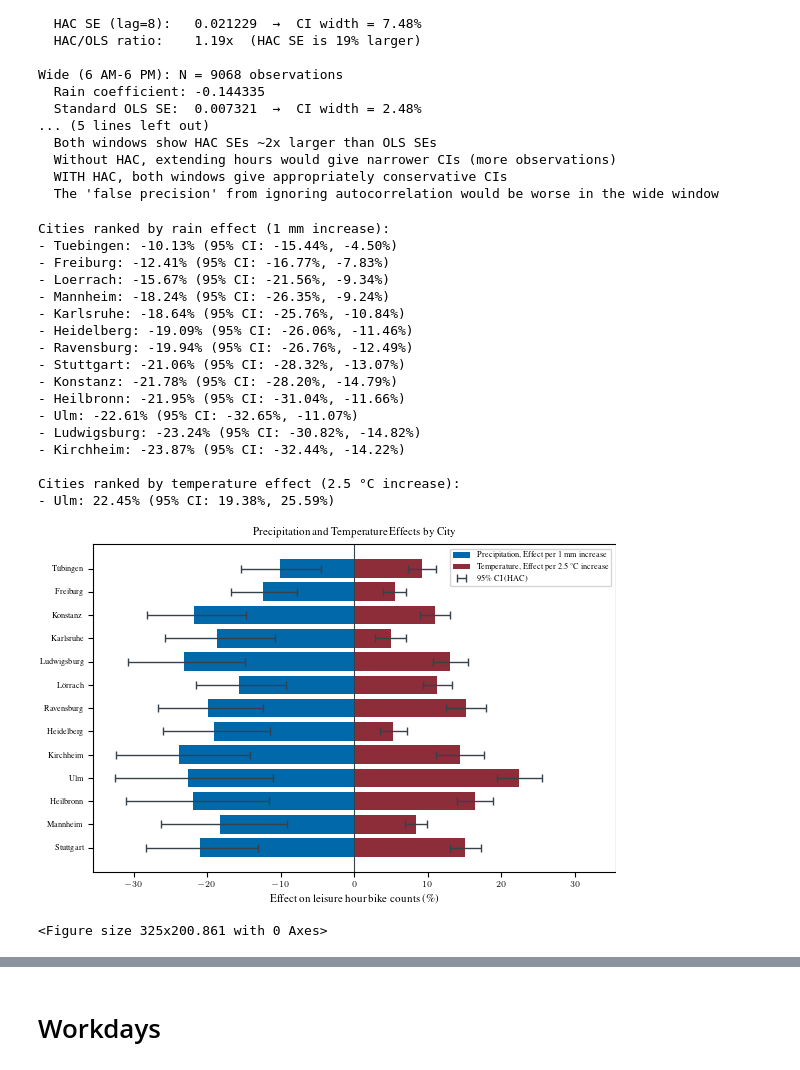
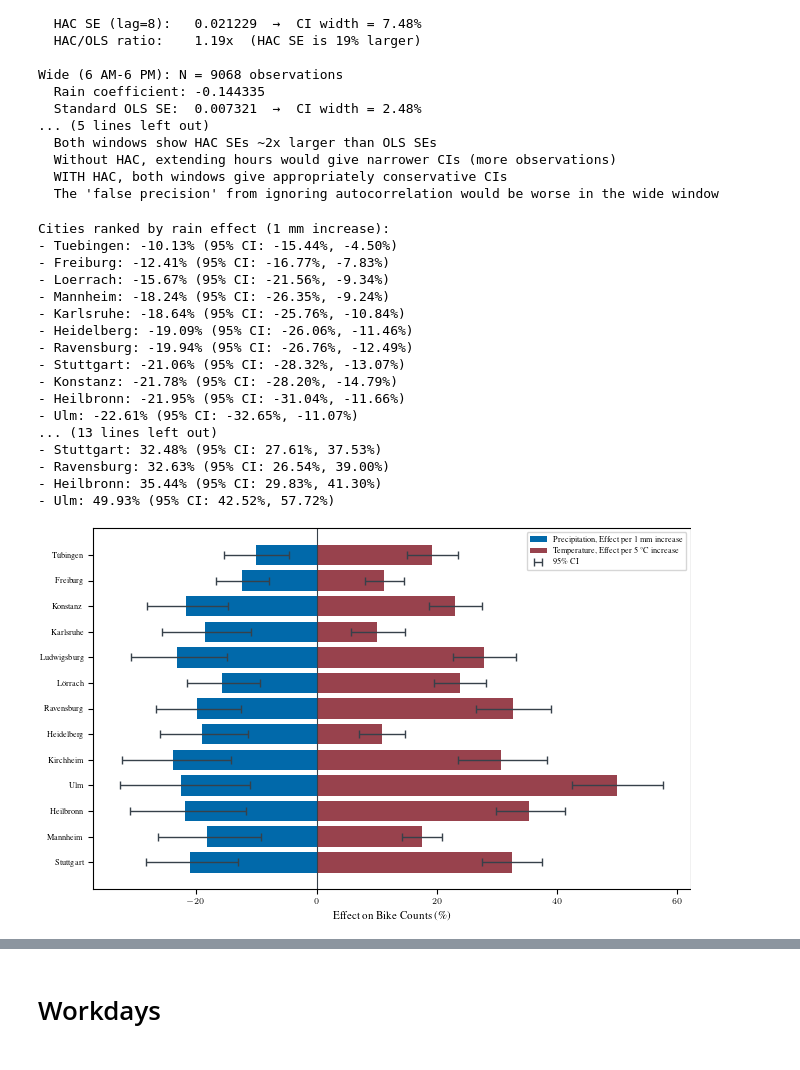
Before and after one commit to lohrynn/tuecycle, a Jupyter notebook: exp/regression.ipynb, the cells around one changed output, grey strips where cells are left out. Cells and saved outputs as stored; diff of their text form; code cells hidden in the pictures.

Commit message:
remove plot titles

```diff
--- a/exp/regression.ipynb
+++ b/exp/regression.ipynb
@@ -14,7 +14,7 @@ LEISURE_HOURS = list(range(10, 19))
 MAXLAGS = 8
 
 RAIN_INCREMENT_MM = 1  # Effect per x mm increase in precipitation
-TEMP_INCREMENT_C = 2.5   # Effect per x °C increase in temperature
+TEMP_INCREMENT_C = 5   # Effect per x °C increase in temperature
 
 # Stations to load
 STATIONS = [station for station in list_stations_with_weather()]
@@ -502,12 +453,0 @@ def add_bad_weather_index(
-# %%
-# Apply bad weather index per city (city-calibrated)
-for city in cities:
-    city_dfs[city] = add_bad_weather_index(
-        city_dfs[city],
-        temp_col='temp',
-        rain_col='rain',
-        reference_df=city_dfs[city],  # Use city's own distribution as reference
-        weights=(0.5, 0.5),
-        output_col='bad_weather_index'
-    )
-print("Bad weather index added to each city's dataframe.")
@@ -888,7 +826,7 @@ for city, effect in sorted(temp_effects_per_5C.items(), key=lambda item: item[1]
 
     ci = temp_ci_per_5C[city]
 
-print(f"- {city.capitalize()}: {effect:.2f}% (95% CI: {ci[0]:.2f}%, {ci[1]:.2f}%)")
+    print(f"- {city.capitalize()}: {effect:.2f}% (95% CI: {ci[0]:.2f}%, {ci[1]:.2f}%)")
 # %% [output]
 Cities ranked by rain effect (1 mm increase):
 - Tuebingen: -10.13% (95% CI: -15.44%, -4.50%)
@@ -902,11 +840,11 @@ Cities ranked by rain effect (1 mm increase):
 - Konstanz: -21.78% (95% CI: -28.20%, -14.79%)
 - Heilbronn: -21.95% (95% CI: -31.04%, -11.66%)
 - Ulm: -22.61% (95% CI: -32.65%, -11.07%)
-- Ludwigsburg: -23.24% (95% CI: -30.82%, -14.82%)
-- Kirchheim: -23.87% (95% CI: -32.44%, -14.22%)
-
-Cities ranked by temperature effect (2.5 °C increase):
-- Ulm: 22.45% (95% CI: 19.38%, 25.59%)
+... (13 lines left out)
+- Stuttgart: 32.48% (95% CI: 27.61%, 37.53%)
+- Ravensburg: 32.63% (95% CI: 26.54%, 39.00%)
+- Heilbronn: 35.44% (95% CI: 29.83%, 41.30%)
+- Ulm: 49.93% (95% CI: 42.52%, 57.72%)
 # %%
 from tueplots import bundles
 
@@ -915,7 +853,7 @@ tue_dark = (55/255, 65/255, 74/255)
 tue_red = (141/255, 45/255, 57/255)
 tue_blue = (1/255, 105/255, 170/255)
 
-plt.rcParams.update(bundles.icml2024(column="half", nrows=1, ncols=1))
+plt.rcParams.update(bundles.icml2024(column="full", nrows=1, ncols=1))
 
 # Order cities by ADFC score
 cities_sorted = [
@@ -944,48 +882,39 @@ rain_ci_lower = np.array([rain_ci_per_mm[city][0] for city in cities_sorted])
 rain_ci_upper = np.array([rain_ci_per_mm[city][1] for city in cities_sorted])
 temp_ci_lower = np.array([temp_ci_per_5C[city][0] for city in cities_sorted])
 temp_ci_upper = np.array([temp_ci_per_5C[city][1] for city in cities_sorted])
 
 # Build a single bar from rain effect to temp effect, split at 0
 left = np.minimum(rain_effects, temp_effects)
 right = np.maximum(rain_effects, temp_effects)
 
 neg_left = left
 neg_width = np.minimum(right, 0) - left
 neg_width = np.maximum(neg_width, 0)
 
 pos_left = np.maximum(left, 0)
 pos_width = right - pos_left
 pos_width = np.maximum(pos_width, 0)
 
-fig, ax = plt.subplots(figsize=(6, 4))
+fig, ax = plt.subplots()
 ax.barh(cities_names, neg_width, left=neg_left, color=tue_blue, label=f"Precipitation, Effect per {RAIN_INCREMENT_MM} mm increase")
-ax.barh(cities_names, pos_width, left=pos_left, color=tue_red, label=f"Temperature, Effect per {TEMP_INCREMENT_C} °C increase")
+ax.barh(cities_names, pos_width, left=pos_left, color=tue_red, alpha=0.9, label=f"Temperature, Effect per {TEMP_INCREMENT_C} °C increase")
 
 # Error bars at rain and temp endpoints
 rain_xerr = np.vstack([rain_effects - rain_ci_lower, rain_ci_upper - rain_effects])
 temp_xerr = np.vstack([temp_effects - temp_ci_lower, temp_ci_upper - temp_effects])
-err_rain = ax.errorbar(rain_effects, cities_names, xerr=rain_xerr, fmt="none", ecolor=tue_dark, capsize=3, linewidth=1, label="95\% CI (HAC)")
+err_rain = ax.errorbar(rain_effects, cities_names, xerr=rain_xerr, fmt="none", ecolor=tue_dark, capsize=3, linewidth=1, label="95\% CI")
 ax.errorbar(temp_effects, cities_names, xerr=temp_xerr, fmt="none", ecolor=tue_dark, capsize=3, linewidth=1)
 
-ax.set_xlabel("Effect on leisure hour bike counts (\%)")
-ax.set_title("Precipitation and Temperature Effects by City")
+ax.set_xlabel("Effect on Bike Counts (\%)")
 ax.axvline(0, color=tue_dark, linewidth=0.8)
 
-# Center x-axis around 0
-xlim = ax.get_xlim()
-max_abs = max(abs(xlim[0]), abs(xlim[1]))
-ax.set_xlim(-max_abs, max_abs)
 
 ax.legend(loc="upper right")
 plt.tight_layout()
 plt.show()
-ax.legend(loc="upper right")
-plt.show()
-fig.savefig("city_ranking_prcp_and_temp_leisure.pdf")
-plt.tight_layout()
+fig.savefig("city_ranking_prcp_and_temp_leisure.pdf", bbox_inches='tight')
 # %% [output]
-[figure, old version]
+[figure, new version]
-<Figure size 325x200.861 with 0 Axes>
 # %%
 for city in cities:
     average_bike_count_leisure = leisure_dfs[city]['bike'].mean()
```
Also changed, not shown: parts of 14 cells of this notebook, 5 other files.
